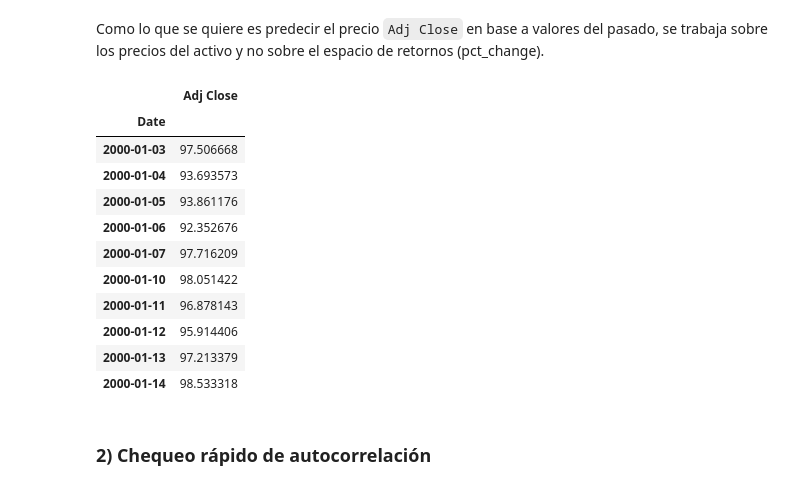
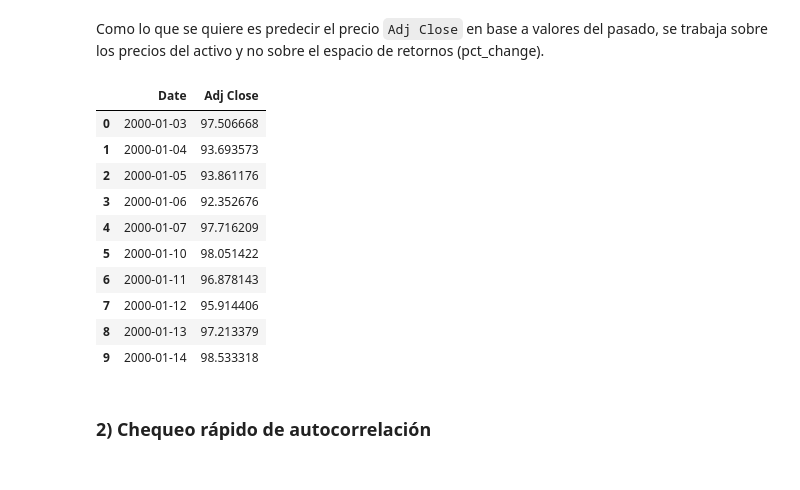
Before and after one commit to exsantucho/MLBolsaMentoria2021, a Jupyter notebook: Práctico 3 - Introducción al Aprendizaje Automático.ipynb, the cells around one changed output. Drawn from its saved outputs; the diff is of its cells as text; code cells hidden in the pictures.

```diff
--- a/Práctico 3 - Introducción al Aprendizaje Automático.ipynb
+++ b/Práctico 3 - Introducción al Aprendizaje Automático.ipynb
@@ -387,20 +388,23 @@ Como lo que se quiere es predecir el precio `Adj Close` en base a valores del pa
 # %%
 prices = df[['Adj Close']]
 # prices = prices.asfreq(freq ='D', fill_value = .0) # Ver si esto es necesario o no. Rellena valores faltantes (fines de semana) con 0.
+
+prices.reset_index(level='Date', inplace=True)
+prices.set_index('Date')
+
 prices.head(10)
 # %% [output]
-|  | Adj Close |
-| Date |  |
-| 2000-01-03 | 97.506668 |
-| 2000-01-04 | 93.693573 |
-| 2000-01-05 | 93.861176 |
-| 2000-01-06 | 92.352676 |
-| 2000-01-07 | 97.716209 |
-| 2000-01-10 | 98.051422 |
-| 2000-01-11 | 96.878143 |
-| 2000-01-12 | 95.914406 |
-| 2000-01-13 | 97.213379 |
-| 2000-01-14 | 98.533318 |
+|  | Date | Adj Close |
+| 0 | 2000-01-03 | 97.506668 |
+| 1 | 2000-01-04 | 93.693573 |
+| 2 | 2000-01-05 | 93.861176 |
+| 3 | 2000-01-06 | 92.352676 |
+| 4 | 2000-01-07 | 97.716209 |
+| 5 | 2000-01-10 | 98.051422 |
+| 6 | 2000-01-11 | 96.878143 |
+| 7 | 2000-01-12 | 95.914406 |
+| 8 | 2000-01-13 | 97.213379 |
+| 9 | 2000-01-14 | 98.533318 |
 # %% [markdown]
 ### 2) Chequeo rápido de autocorrelación
 # %% [markdown]
```
Also changed, not shown: parts of 18 cells of this notebook.
